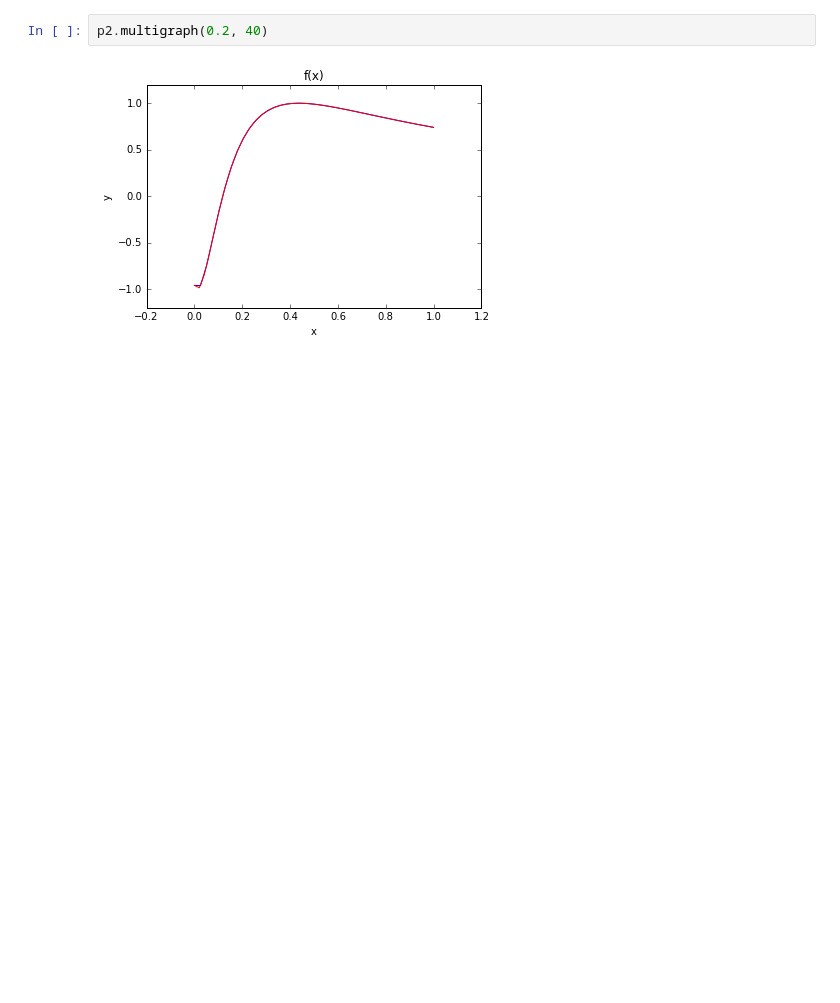
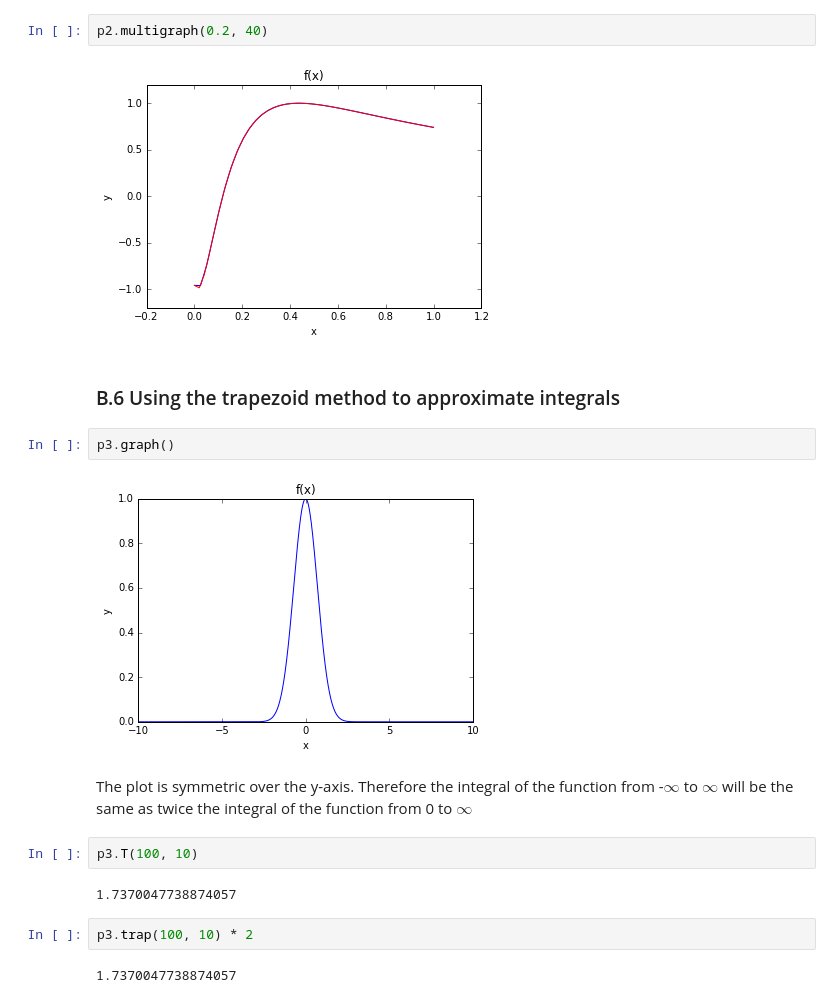
Before and after one commit to chapman-phys227-2016s/hw-5-ChinmaiRaman, a Jupyter notebook: HW5.ipynb, the cells around one changed output. Cells and saved outputs as stored; diff of their text form; blank space fills up the shorter version.

```diff
--- a/HW5.ipynb
+++ b/HW5.ipynb
@@ -116,3 +117,19 @@ n = 200 * eps (for an epsilon of 0.2). Increasing n further does not change the
 p2.multigraph(0.2, 40)
 # %% [output]
 [figure]
+# %% [markdown]
+### B.6 Using the trapezoid method to approximate integrals
+# %%
+p3.graph()
+# %% [output]
+[figure, added]
+# %% [markdown]
+The plot is symmetric over the y-axis. Therefore the integral of the function from -$\infty$ to $\infty$ will be the same as twice the integral of the function from 0 to $\infty$
+# %%
+p3.T(100, 10)
+# %% [output]
+1.7370047738874057
+# %%
+p3.trap(100, 10) * 2
+# %% [output]
+1.7370047738874057
```
Also changed, not shown: parts of 6 cells of this notebook.
